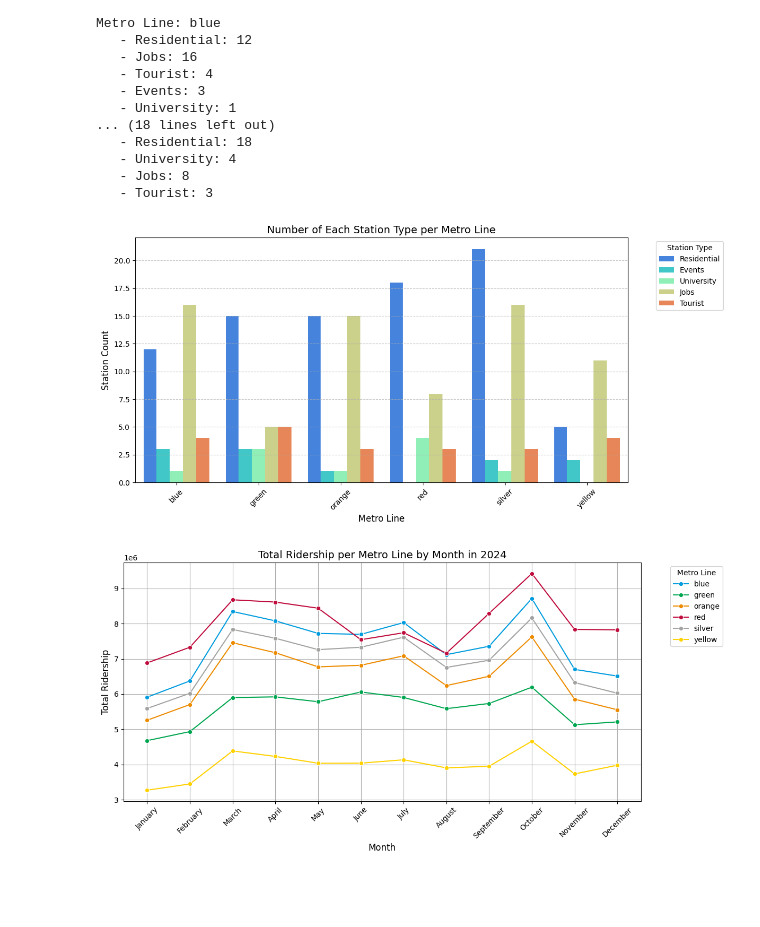
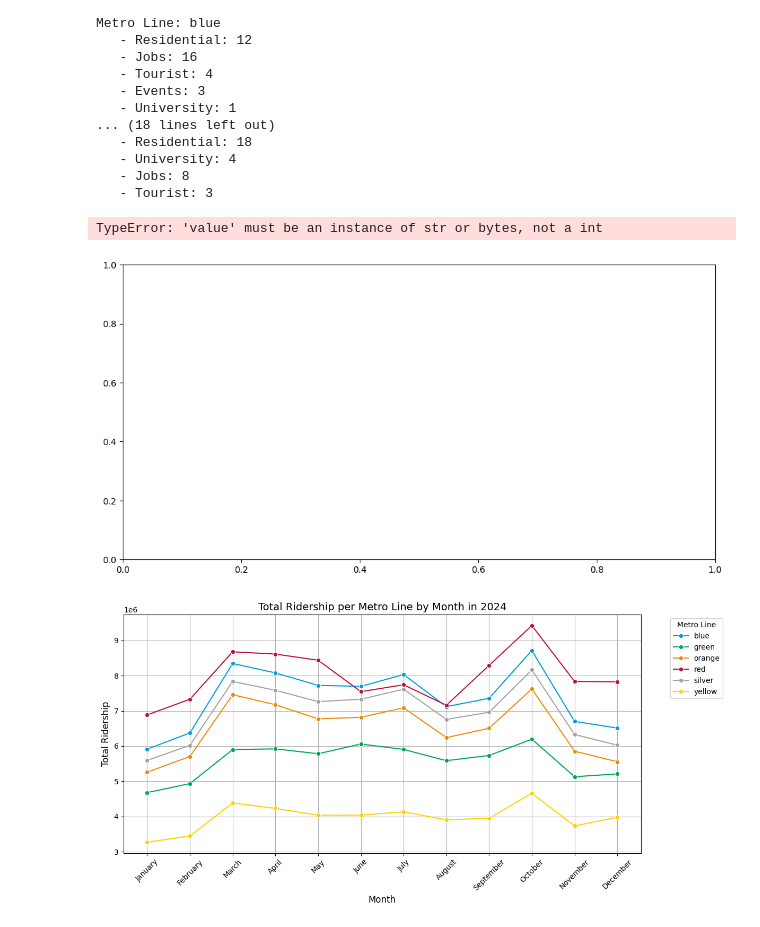
Before and after one commit to maya-mp/WMATA_Analysis, a Jupyter notebook: Info_Challenge/Initial_Viz/Visualizations.ipynb, the cells around one changed output. Cells and saved outputs as stored; diff of their text form; code cells hidden in the pictures; blank space fills up the shorter version.

```diff
--- a/Info_Challenge/Initial_Viz/Visualizations.ipynb
+++ b/Info_Challenge/Initial_Viz/Visualizations.ipynb
@@ -408,30 +338,34 @@ Metro Line: blue
    - Jobs: 8
    - Tourist: 3
 # %%
-#BREAKDOWN OF NUMBER OF EACH STATION TYPE BY LINE
+# BREAKDOWN OF NUMBER OF EACH STATION TYPE BY LINE
 
-#based on dictionary created from previous kernel
+# Convert dictionary into a DataFrame-friendly format
 data_list = []
 for line, counts in station_counts.items():
     for station_type, count in counts.items():
-        data_list.append({"Metro Line": line, "Station Type": station_type, "Count": count})
+        data_list.append({"Metro Line": str(line), "Station Type": station_type, "Count": count})  # Convert line to str
 
 df_plot = pd.DataFrame(data_list)
 
 x_axis_order = ['blue', 'green', 'orange', 'red', 'silver', 'yellow']
 
+# Convert Metro Line column to categorical with the correct order
+df_plot["Metro Line"] = pd.Categorical(df_plot["Metro Line"], categories=x_axis_order, ordered=True)
+
 # grouped bar chart
 plt.figure(figsize=(12, 6))
-sns.barplot(data=df_plot, x="Metro Line", y="Count", hue="Station Type", palette="rainbow", order= x_axis_order)
+sns.barplot(data=df_plot, x="Metro Line", y="Count", hue="Station Type", palette="magma")
 plt.title("Number of Each Station Type per Metro Line", fontsize=14)
 plt.xlabel("Metro Line", fontsize=12)
 plt.ylabel("Station Count", fontsize=12)
 plt.xticks(rotation=45)  # Rotate x-axis labels for readability
 plt.legend(title="Station Type", bbox_to_anchor=(1.05, 1), loc="upper left")  # Move legend outside
 plt.grid(axis="y", linestyle="--", alpha=0.7)
 plt.show()
 # %% [output]
+TypeError: 'value' must be an instance of str or bytes, not a int
-[figure, old version]
+[figure, new version]
 # %%
 #LINE PLOT OF TOTAL RIDERSHIP PER METRO LINE BY MONTH
 
```
Also changed, not shown: parts of 7 cells of this notebook.
